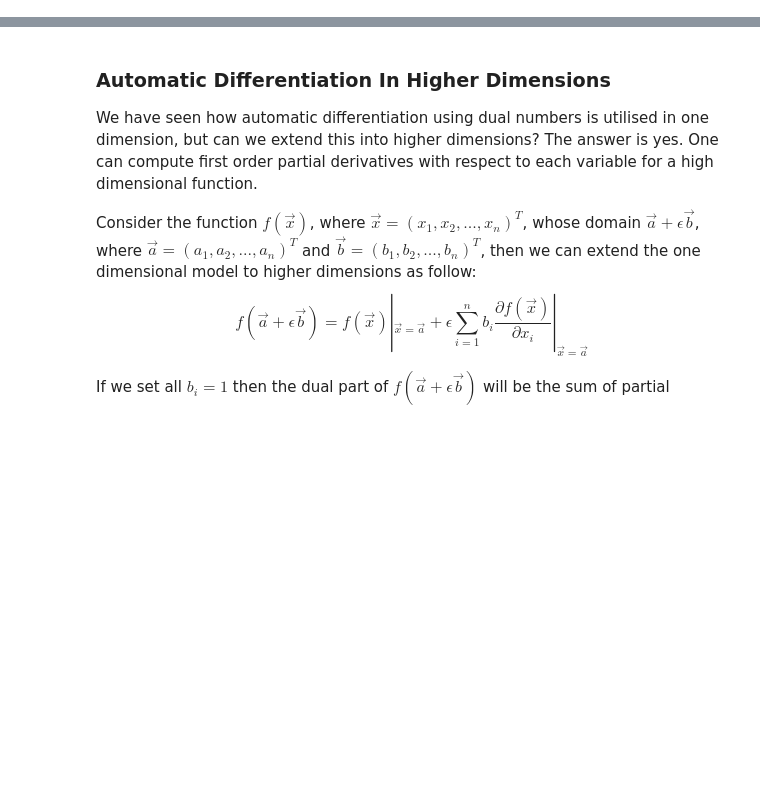
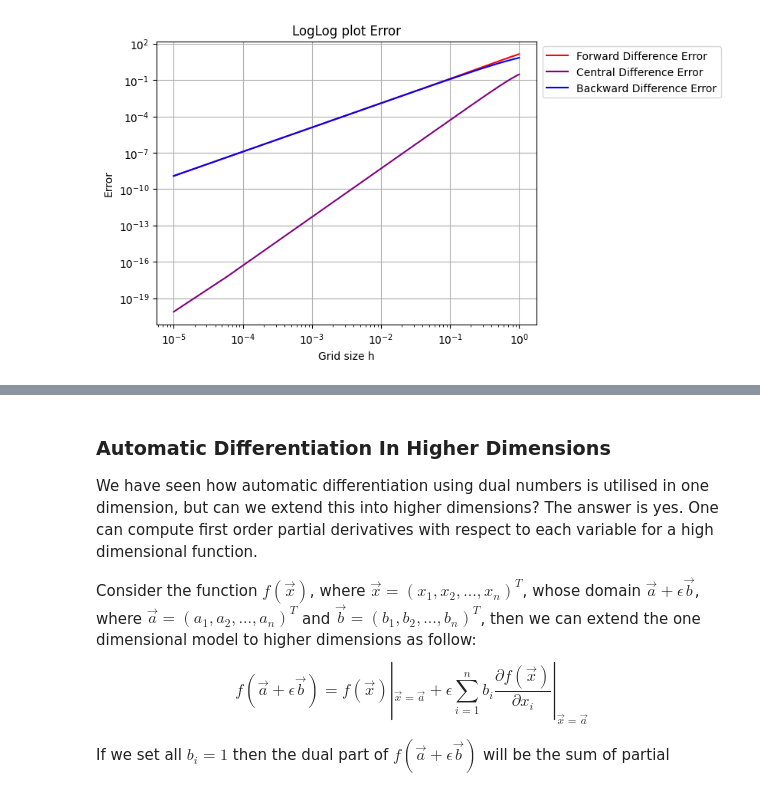
Before and after one commit to MatteoMancini01/dual_autodiff, a Jupyter notebook: docs/dual_autodiff.ipynb, the cells around one changed output, grey strips where cells are left out. Saved outputs shown, nothing was run; the diff lists cells and outputs as text; code cells hidden in the pictures; blank space fills up the shorter version.

```diff
--- a/docs/dual_autodiff.ipynb
+++ b/docs/dual_autodiff.ipynb
@@ -235,0 +429,36 @@ $$
+# %%
+# f(x)
+def f(x):
+    return np.log(np.sin(x)) + x**2*np.cos(x)
+
+
+x = Dual(1.5, 1) # defining variable
+function_x = x.sin().log() + (x**2)*x.cos() # defining function
+true_der = function_x.dual
+
+h_space = np.arange(0.00001, 1, 0.00005) # define ranage of values for h
+
+der_f = NumDiff(f, 1.5, h_space) # first step for numerical derivative
+# Define each different numerical derivative
+forward_der = der_f.first_forward()
+central_der = der_f.first_central()
+backward_der = der_f.first_backward()
+
+# evaluating the square errors
+error_forward = (true_der-forward_der)**2
+error_central = (true_der-central_der)**2
+error_backward = (true_der-backward_der)**2
+
+# loglog plots
+
+plt.loglog(h_space, error_forward, color = 'red', label='Forward Difference Error')
+plt.loglog(h_space, error_central, color = 'purple', label='Central Difference Error')
+plt.loglog(h_space, error_backward, color = 'blue', label='Backward Difference Error')
+plt.xlabel('Grid size h')
+plt.ylabel('Error')
+plt.title('LogLog plot Error')
+plt.legend(loc='upper right', bbox_to_anchor=(1.5, 1))
+plt.grid()
+plt.show()
+# %% [output]
+[figure, added]
```
Also changed, not shown: parts of 76 cells of this notebook, 48 other files.
